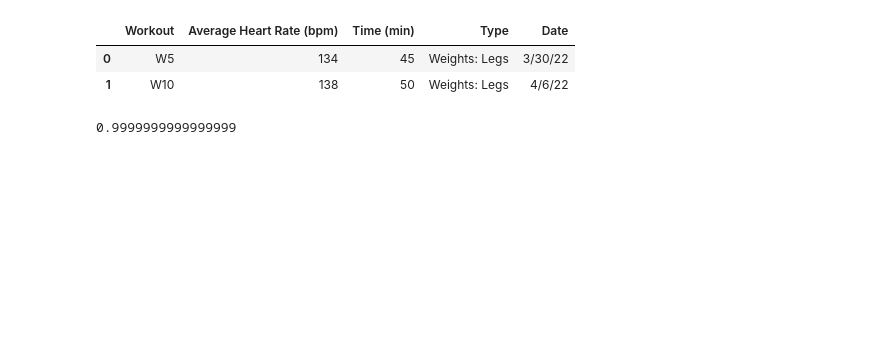
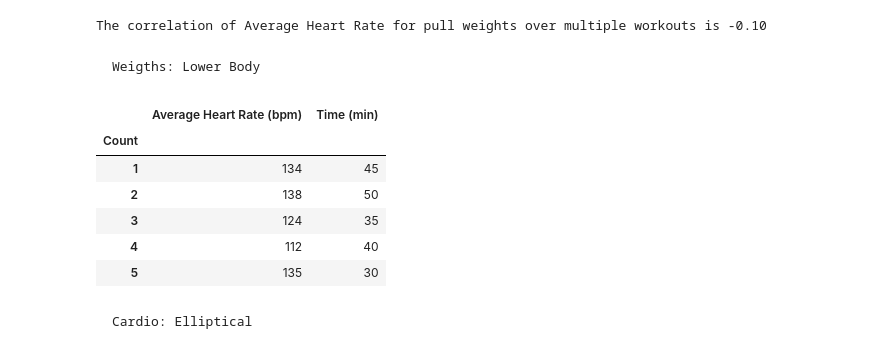
Before and after one commit to Leroez/Heart-Rate-Test, a Jupyter notebook: Project.ipynb, the cells around one changed output. Cells and saved outputs as stored; diff of their text form; code cells hidden in the pictures; blank space fills up the shorter version.

```diff
--- a/Project.ipynb
+++ b/Project.ipynb
@@ -33,19 +131,42 @@ Lower Body Analysis
+# %%
+#Allows us to see evaluate the average hearts rate of pull workouts by filtering only those types
+WPL = HR_Test.loc[HR_Test['Type']=='Weights: Pull']
+#resets the index
+WPL = WPL.reset_index(drop=True)
+WPL = WPL.set_index('Workout')
+#Finds the correlation between Average Heart Rate over multiple workouts,
+WPL_Corr = WPL['Count'].corr(WPL['Average Heart Rate (bpm)'])
+WPL_Corr = "{:.2f}".format(WPL_Corr )
+print('The correlation of Average Heart Rate for pull weights over multiple workouts is ' + str(WPL_Corr))
+# %% [output]
+The correlation of Average Heart Rate for pull weights over multiple workouts is -0.10
+# %% [markdown]
+    Weigths: Lower Body
 # %%
 WLB = HR_Test.loc[HR_Test['Type']=='Weights: Legs']
 #resets index
 WLB = WLB.reset_index(drop=True)
+#Drop unessecary columns
+WLB = WLB.drop(['Workout', 'Date', 'Type'], axis=1)
+#Set the index to the count
+WLB = WLB.set_index('Count')
 WLB
 # %% [output]
-|  | Workout | Average Heart Rate (bpm) | Time (min) | Type | Date |
-| 0 | W5 | 134 | 45 | Weights: Legs | 3/30/22 |
-| 1 | W10 | 138 | 50 | Weights: Legs | 4/6/22 |
+|  | Average Heart Rate (bpm) | Time (min) |
+| Count |  |  |
+| 1 | 134 | 45 |
+| 2 | 138 | 50 |
+| 3 | 124 | 35 |
+| 4 | 112 | 40 |
+| 5 | 135 | 30 |
 # %%
 WLB = HR_Test.loc[HR_Test['Type']=='Weights: Legs']
 #resets index
 WLB = WLB.reset_index(drop=True)
-#allows us to use date in correlation
-WLB['Date']=WLB['Date'].astype('category').cat.codes
+WLB = WLB.set_index('Workout')
 #Finds the correlation between Average Heart Rate over multiple workouts,
-WLB['Date'].corr(WLB['Average Heart Rate (bpm)'])
+WLB_Corr = WLB['Count'].corr(WLB['Average Heart Rate (bpm)'])
+WLB_Corr = "{:.2f}".format(WLB_Corr )
+print('The correlation of Average Heart Rate for leg weights over multiple workouts is ' + str(WLB_Corr))
-# %% [output]
-0.9999999999999999
+# %% [markdown]
+    Cardio: Elliptical
```
Also changed, not shown: parts of 20 cells of this notebook.
